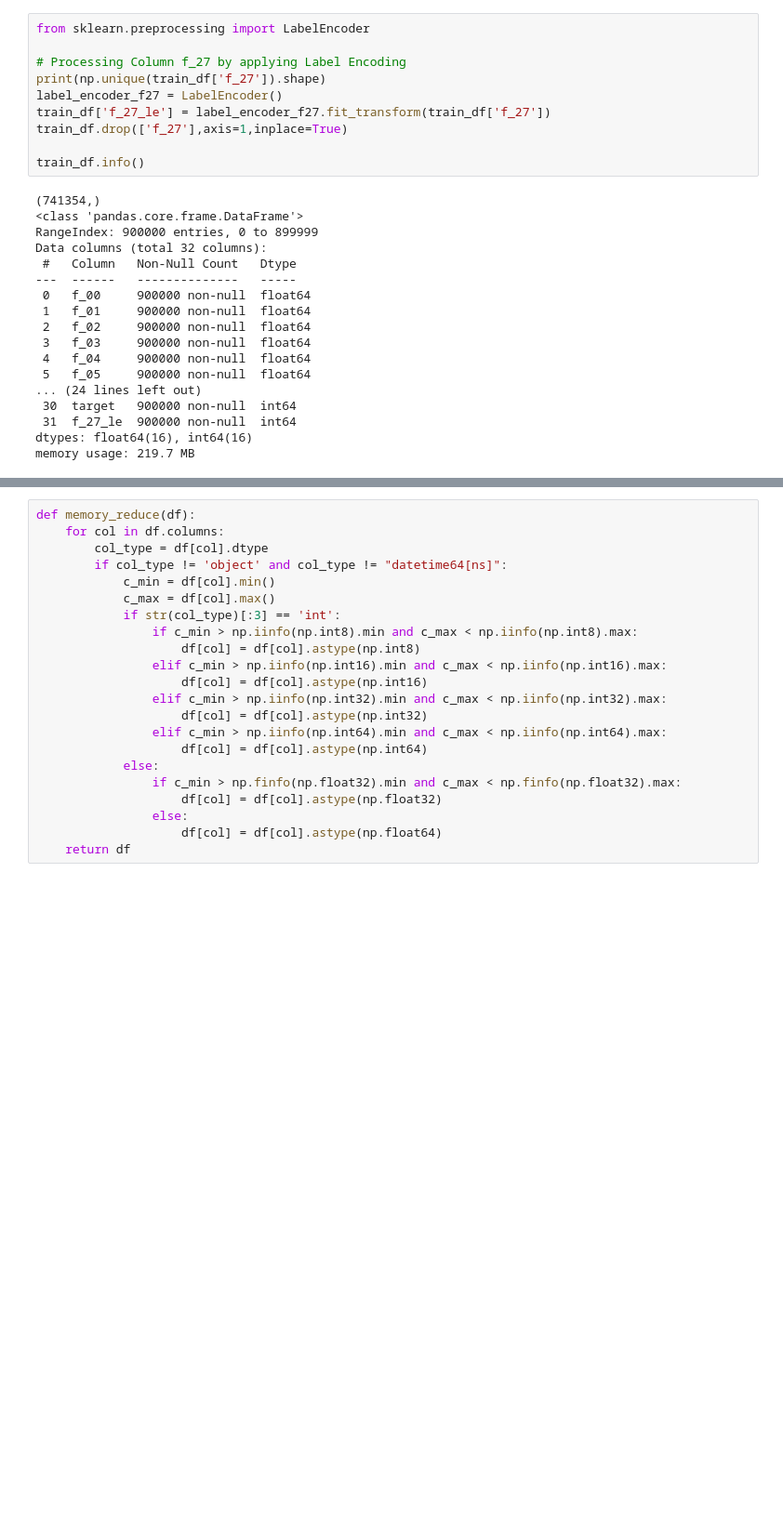
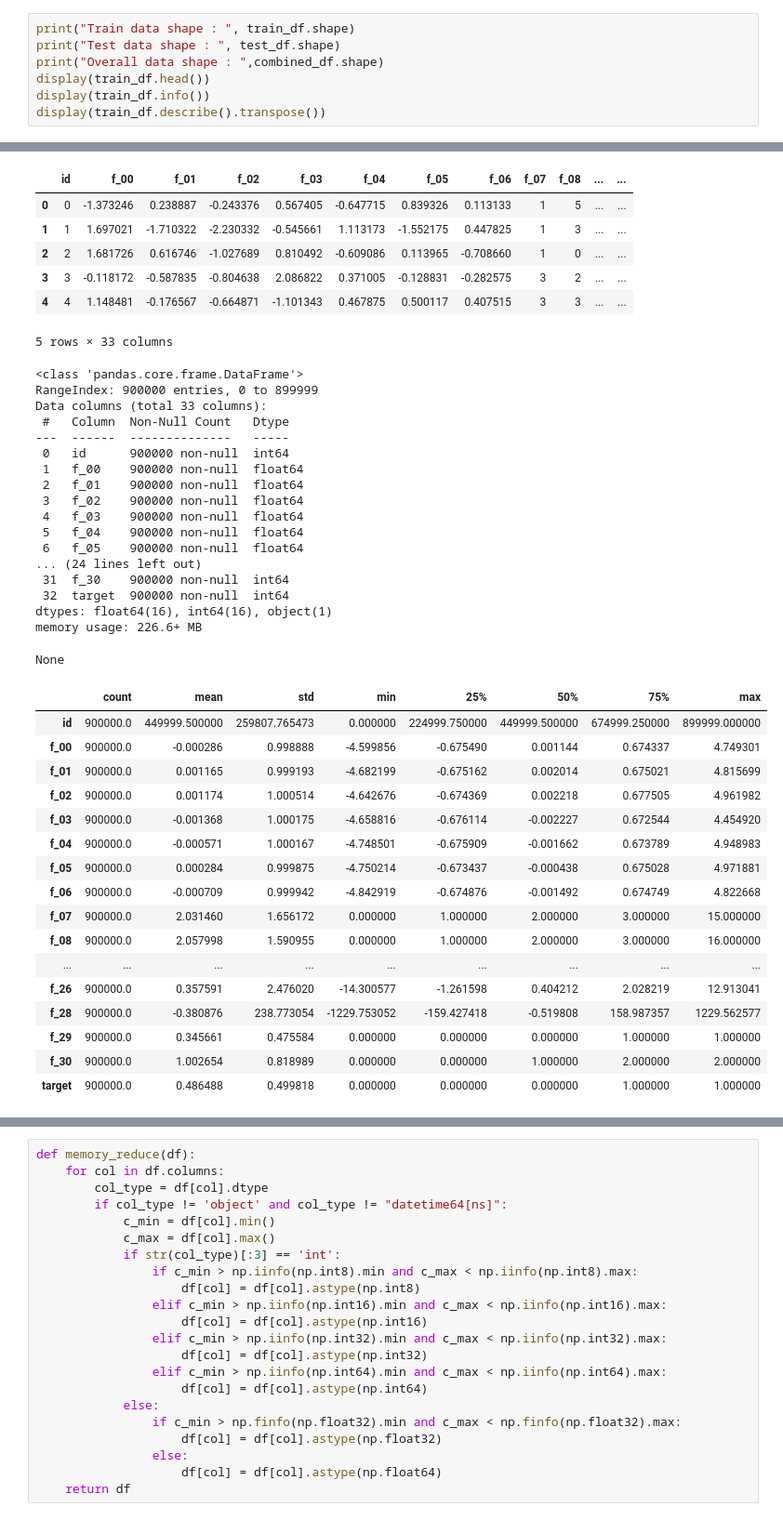
Before and after one commit to ebzkurt1/kaggle_competitions, a Jupyter notebook: tabular-may.ipynb, the cells around one changed output, grey strips where cells are left out. Shown at 93% size. Cells and saved outputs as stored; diff of their text form; blank space fills up the shorter version.

```diff
--- a/tabular-may.ipynb
+++ b/tabular-may.ipynb
@@ -81,28 +35,8 @@ memory usage: 219.7+ MB
-# %%
-from sklearn.preprocessing import LabelEncoder
-
-# Processing Column f_27 by applying Label Encoding
-print(np.unique(train_df['f_27']).shape)
-label_encoder_f27 = LabelEncoder()
-train_df['f_27_le'] = label_encoder_f27.fit_transform(train_df['f_27'])
-train_df.drop(['f_27'],axis=1,inplace=True)
-
-train_df.info()
-# %% [output]
-(741354,)
-<class 'pandas.core.frame.DataFrame'>
-RangeIndex: 900000 entries, 0 to 899999
-Data columns (total 32 columns):
- #   Column   Non-Null Count   Dtype
----  ------   --------------   -----
- 0   f_00     900000 non-null  float64
- 1   f_01     900000 non-null  float64
- 2   f_02     900000 non-null  float64
- 3   f_03     900000 non-null  float64
- 4   f_04     900000 non-null  float64
- 5   f_05     900000 non-null  float64
-... (24 lines left out)
- 30  target   900000 non-null  int64
- 31  f_27_le  900000 non-null  int64
-dtypes: float64(16), int64(16)
-memory usage: 219.7 MB
+# %%
+print("Train data shape : ", train_df.shape)
+print("Test data shape : ", test_df.shape)
+print("Overall data shape : ",combined_df.shape)
+display(train_df.head())
+display(train_df.info())
+display(train_df.describe().transpose())
+# %% [output]
@@ -108,0 +46,42 @@ memory usage: 219.7 MB
+|  | id | f_00 | f_01 | f_02 | f_03 | f_04 | f_05 | f_06 | f_07 | f_08 | ... | ... |
+| 0 | 0 | -1.373246 | 0.238887 | -0.243376 | 0.567405 | -0.647715 | 0.839326 | 0.113133 | 1 | 5 | ... | ... |
+| 1 | 1 | 1.697021 | -1.710322 | -2.230332 | -0.545661 | 1.113173 | -1.552175 | 0.447825 | 1 | 3 | ... | ... |
+| 2 | 2 | 1.681726 | 0.616746 | -1.027689 | 0.810492 | -0.609086 | 0.113965 | -0.708660 | 1 | 0 | ... | ... |
+| 3 | 3 | -0.118172 | -0.587835 | -0.804638 | 2.086822 | 0.371005 | -0.128831 | -0.282575 | 3 | 2 | ... | ... |
+| 4 | 4 | 1.148481 | -0.176567 | -0.664871 | -1.101343 | 0.467875 | 0.500117 | 0.407515 | 3 | 3 | ... | ... |
+5 rows × 33 columns
+<class 'pandas.core.frame.DataFrame'>
+RangeIndex: 900000 entries, 0 to 899999
+Data columns (total 33 columns):
+ #   Column  Non-Null Count   Dtype
+---  ------  --------------   -----
+ 0   id      900000 non-null  int64
+ 1   f_00    900000 non-null  float64
+ 2   f_01    900000 non-null  float64
+ 3   f_02    900000 non-null  float64
+ 4   f_03    900000 non-null  float64
+ 5   f_04    900000 non-null  float64
+ 6   f_05    900000 non-null  float64
+... (24 lines left out)
+ 31  f_30    900000 non-null  int64
+ 32  target  900000 non-null  int64
+dtypes: float64(16), int64(16), object(1)
+memory usage: 226.6+ MB
+None
+|  | count | mean | std | min | 25% | 50% | 75% | max |
+| id | 900000.0 | 449999.500000 | 259807.765473 | 0.000000 | 224999.750000 | 449999.500000 | 674999.250000 | 899999.000000 |
+| f_00 | 900000.0 | -0.000286 | 0.998888 | -4.599856 | -0.675490 | 0.001144 | 0.674337 | 4.749301 |
+| f_01 | 900000.0 | 0.001165 | 0.999193 | -4.682199 | -0.675162 | 0.002014 | 0.675021 | 4.815699 |
+| f_02 | 900000.0 | 0.001174 | 1.000514 | -4.642676 | -0.674369 | 0.002218 | 0.677505 | 4.961982 |
+| f_03 | 900000.0 | -0.001368 | 1.000175 | -4.658816 | -0.676114 | -0.002227 | 0.672544 | 4.454920 |
+| f_04 | 900000.0 | -0.000571 | 1.000167 | -4.748501 | -0.675909 | -0.001662 | 0.673789 | 4.948983 |
+| f_05 | 900000.0 | 0.000284 | 0.999875 | -4.750214 | -0.673437 | -0.000438 | 0.675028 | 4.971881 |
+| f_06 | 900000.0 | -0.000709 | 0.999942 | -4.842919 | -0.674876 | -0.001492 | 0.674749 | 4.822668 |
+| f_07 | 900000.0 | 2.031460 | 1.656172 | 0.000000 | 1.000000 | 2.000000 | 3.000000 | 15.000000 |
+| f_08 | 900000.0 | 2.057998 | 1.590955 | 0.000000 | 1.000000 | 2.000000 | 3.000000 | 16.000000 |
+| ... | ... | ... | ... | ... | ... | ... | ... | ... |
+| f_26 | 900000.0 | 0.357591 | 2.476020 | -14.300577 | -1.261598 | 0.404212 | 2.028219 | 12.913041 |
+| f_28 | 900000.0 | -0.380876 | 238.773054 | -1229.753052 | -159.427418 | -0.519808 | 158.987357 | 1229.562577 |
+| f_29 | 900000.0 | 0.345661 | 0.475584 | 0.000000 | 0.000000 | 0.000000 | 1.000000 | 1.000000 |
+| f_30 | 900000.0 | 1.002654 | 0.818989 | 0.000000 | 0.000000 | 1.000000 | 2.000000 | 2.000000 |
+| target | 900000.0 | 0.486488 | 0.499818 | 0.000000 | 0.000000 | 0.000000 | 1.000000 | 1.000000 |
```
Also changed, not shown: parts of 20 cells of this notebook.
